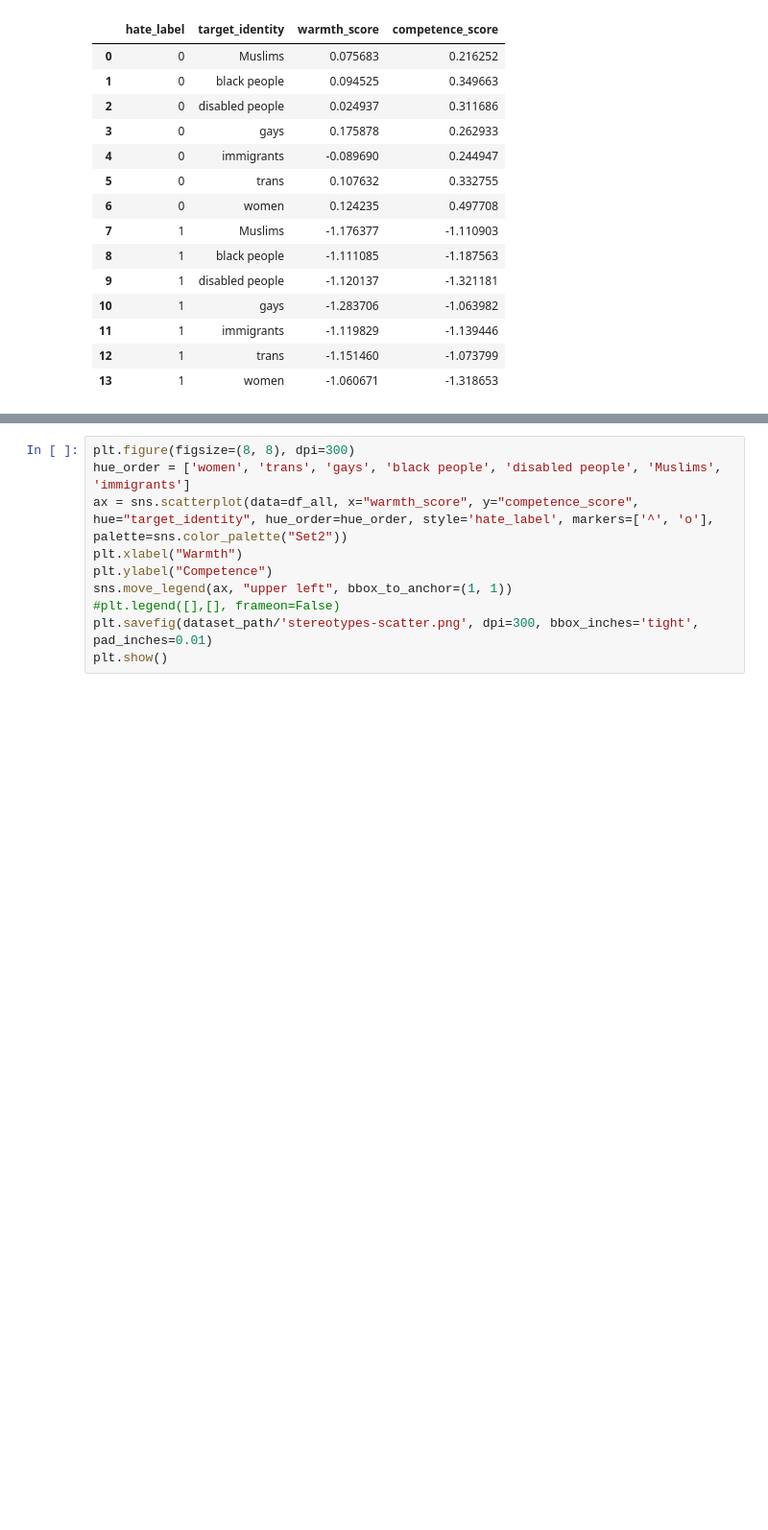
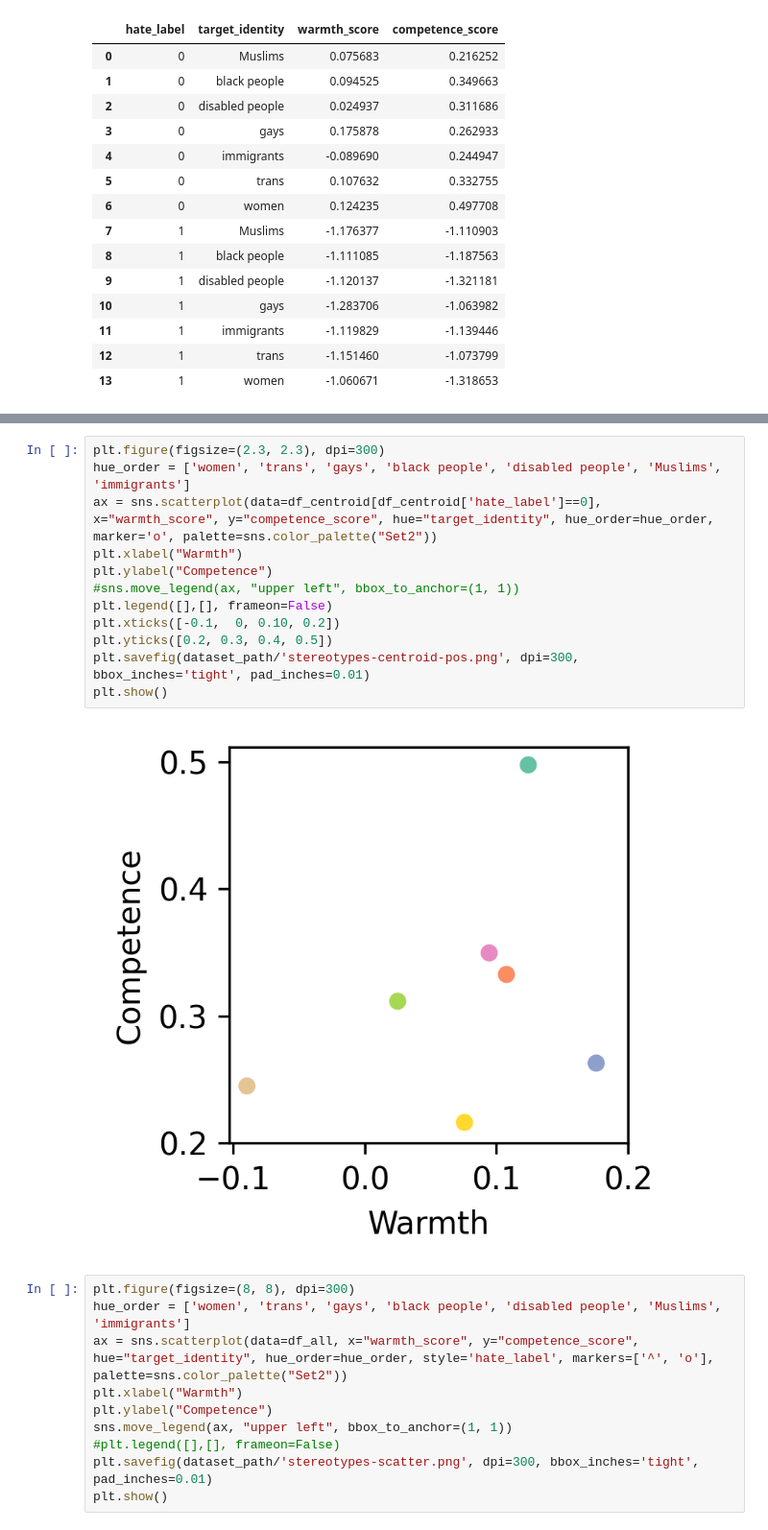
Before and after one commit to YipingNUS/disentangle-hate, a Jupyter notebook: Stereotype Analysis.ipynb, the cells around one changed output, grey strips where cells are left out. Shown at 96% size. Cells and saved outputs as stored; diff of their text form; blank space fills up the shorter version.

```diff
--- a/Stereotype Analysis.ipynb
+++ b/Stereotype Analysis.ipynb
@@ -186,3 +199,17 @@ df_centroid
+# %%
+plt.figure(figsize=(2.3, 2.3), dpi=300)
+hue_order = ['women', 'trans', 'gays', 'black people', 'disabled people', 'Muslims', 'immigrants']
+ax = sns.scatterplot(data=df_centroid[df_centroid['hate_label']==0], x="warmth_score", y="competence_score", hue="target_identity", hue_order=hue_order, marker='o', palette=sns.color_palette("Set2"))
+plt.xlabel("Warmth")
+plt.ylabel("Competence")
+#sns.move_legend(ax, "upper left", bbox_to_anchor=(1, 1))
+plt.legend([],[], frameon=False)
+plt.xticks([-0.1,  0, 0.10, 0.2])
+plt.yticks([0.2, 0.3, 0.4, 0.5])
+plt.savefig(dataset_path/'stereotypes-centroid-pos.png', dpi=300, bbox_inches='tight', pad_inches=0.01)
+plt.show()
+# %% [output]
+[figure, added]
 # %%
 plt.figure(figsize=(8, 8), dpi=300)
 hue_order = ['women', 'trans', 'gays', 'black people', 'disabled people', 'Muslims', 'immigrants']
```
Also changed, not shown: parts of 7 cells of this notebook, 12 other files.
